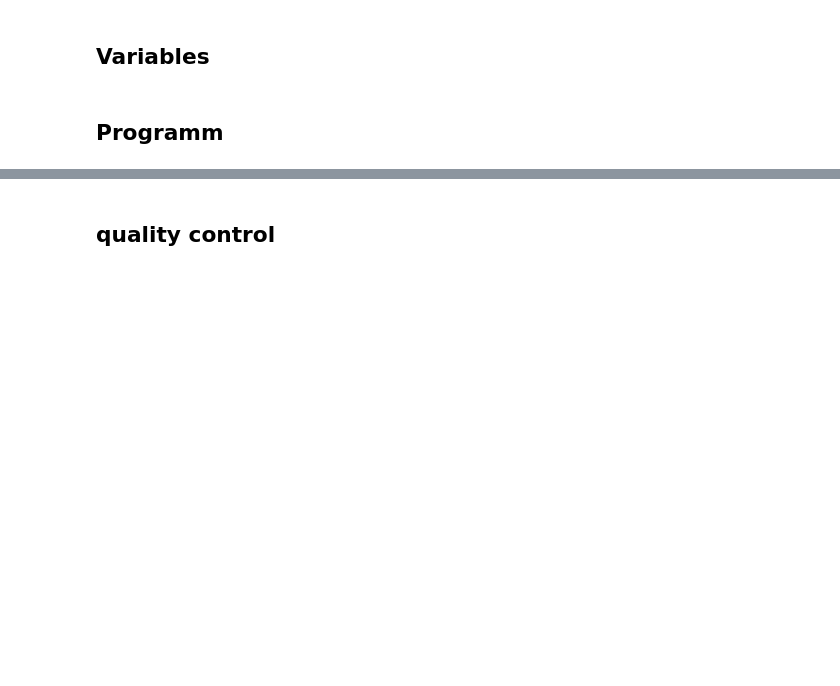
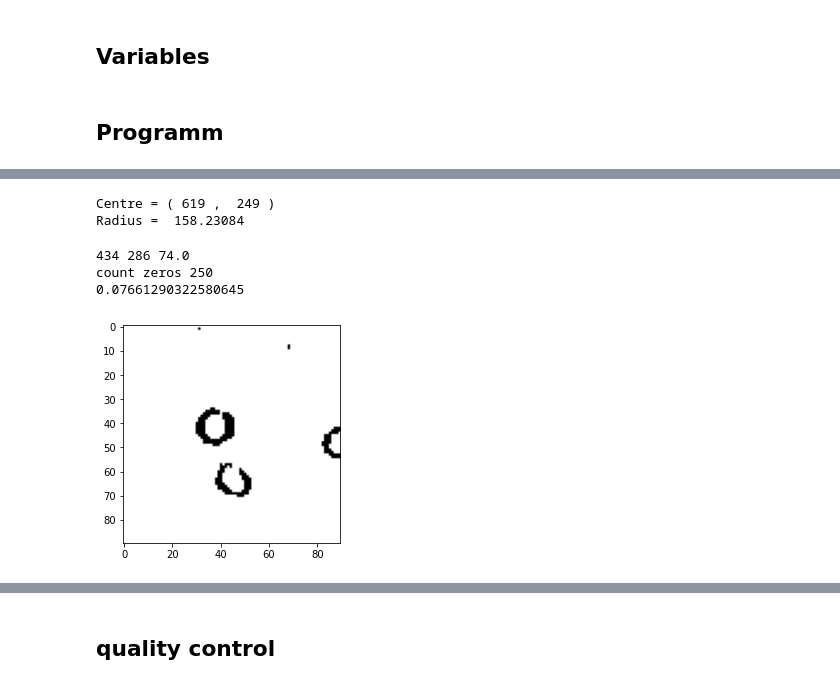
Before and after one commit to cfsb618/PyPhaseChip, a Jupyter notebook: pyphasechip.ipynb, the cells around one changed output, grey strips where cells are left out. Cells and saved outputs as stored; diff of their text form; code cells hidden in the pictures; blank space fills up the shorter version.

```diff
--- a/pyphasechip.ipynb
+++ b/pyphasechip.ipynb
@@ -234,0 +246,71 @@ for c in range(3):
+# %%
+# Python3 implementation of the approach
+from math import sqrt
+
+
+x1 = 473
+y1 = 188
+x2 =503
+y2 = 141
+x3 = 502
+y3 = 354
+
+# Function to find the circle on
+# which the given three points lie
+def findCircle(x1, y1, x2, y2, x3, y3) :
+	x12 = x1 - x2;
+	x13 = x1 - x3;
+
+	y12 = y1 - y2;
+	y13 = y1 - y3;
+
+	y31 = y3 - y1;
+	y21 = y2 - y1;
+
+	x31 = x3 - x1;
+	x21 = x2 - x1;
+
+	# x1^2 - x3^2
+	sx13 = pow(x1, 2) - pow(x3, 2);
+
+	# y1^2 - y3^2
+	sy13 = pow(y1, 2) - pow(y3, 2);
+
+	sx21 = pow(x2, 2) - pow(x1, 2);
+	sy21 = pow(y2, 2) - pow(y1, 2);
+
+	f = (((sx13) * (x12) + (sy13) *
+		(x12) + (sx21) * (x13) +
+		(sy21) * (x13)) // (2 *
+		((y31) * (x12) - (y21) * (x13))));
+
+	g = (((sx13) * (y12) + (sy13) * (y12) +
+		(sx21) * (y13) + (sy21) * (y13)) //
+		(2 * ((x31) * (y12) - (x21) * (y13))));
+
+	c = (-pow(x1, 2) - pow(y1, 2) -
+		2 * g * x1 - 2 * f * y1);
+
+	# eqn of circle be x^2 + y^2 + 2*g*x + 2*f*y + c = 0
+	# where centre is (h = -g, k = -f) and
+	# radius r as r^2 = h^2 + k^2 - c
+	h = -g;
+	k = -f;
+	sqr_of_r = h * h + k * k - c;
+
+	# r is the radius
+	r = round(sqrt(sqr_of_r), 5);
+
+	print("Centre = (", h, ", ", k, ")");
+	print("Radius = ", r);
+
+# Driver code
+if __name__ == "__main__" :
+
+
+	findCircle(x1, y1, x2, y2, x3, y3);
+
+# This code is contributed by Ryuga
+# %% [output]
+Centre = ( 619 ,  249 )
+Radius =  158.23084
@@ -236,31 +352,37 @@ for c in range(3):
 #time_resolution[5][0][1]['radius']
 
 conc_nr = 1
 well_nr = 0
-time_idx = 4
+time_idx = 3
+
 
 x_abs = time_resolution[time_idx][conc_nr][well_nr]['x abs']
 y_abs = time_resolution[time_idx][conc_nr][well_nr]['y abs']
 r = time_resolution[time_idx][conc_nr][well_nr]['radius']
 a = time_resolution[time_idx][conc_nr][well_nr]['squ'].copy()
 a.shape
 #plt.imshow(a, cmap='gray')
 print(x_abs, y_abs, r)
 d = int(0.61*r)
 crop = a[y_abs-d:y_abs+d,x_abs-d:x_abs+d]
 plt.imshow(crop, cmap='gray')
 
 liste =[]
 n = 0
 for idx, value in enumerate(crop):
     for i, val in enumerate(crop[idx]):
         if val == 0:
             n += 1
             liste.append(i)
 print("count zeros", n)
 s = []
 for idx, val in enumerate(liste):
     if idx > 1:
         s.append(liste[idx-1]-liste[idx])
 avg_distance = sum(s)/len(s)
 print(avg_distance)
+# %% [output]
+434 286 74.0
+count zeros 250
+0.07661290322580645
+[figure, added]
```
Also changed, not shown: parts of 16 cells of this notebook, 2 other files.
